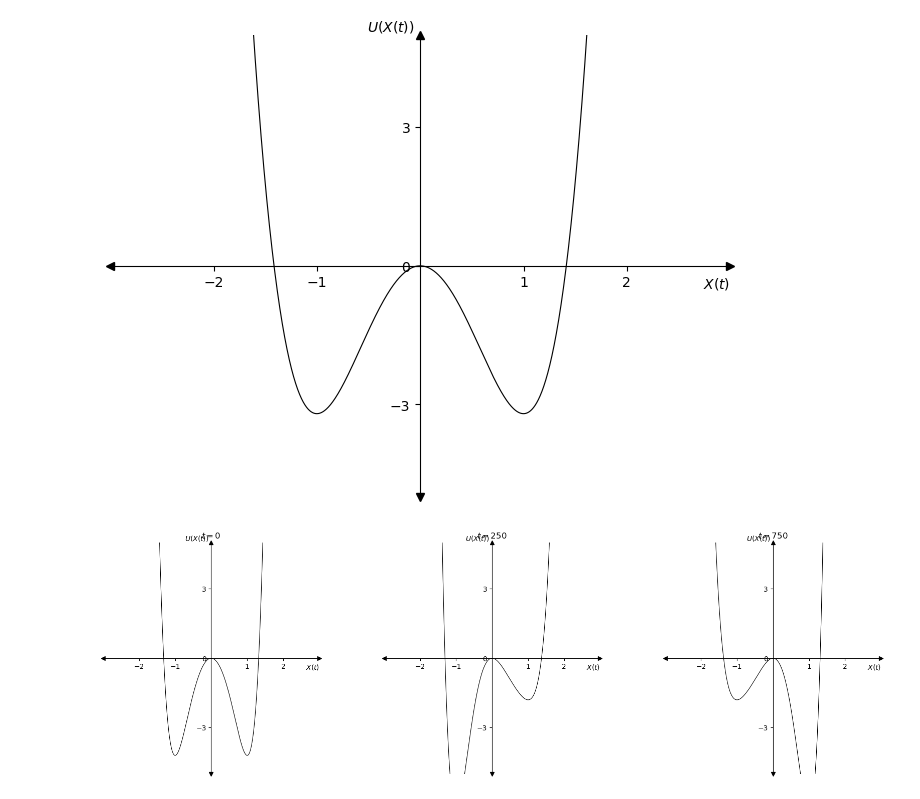
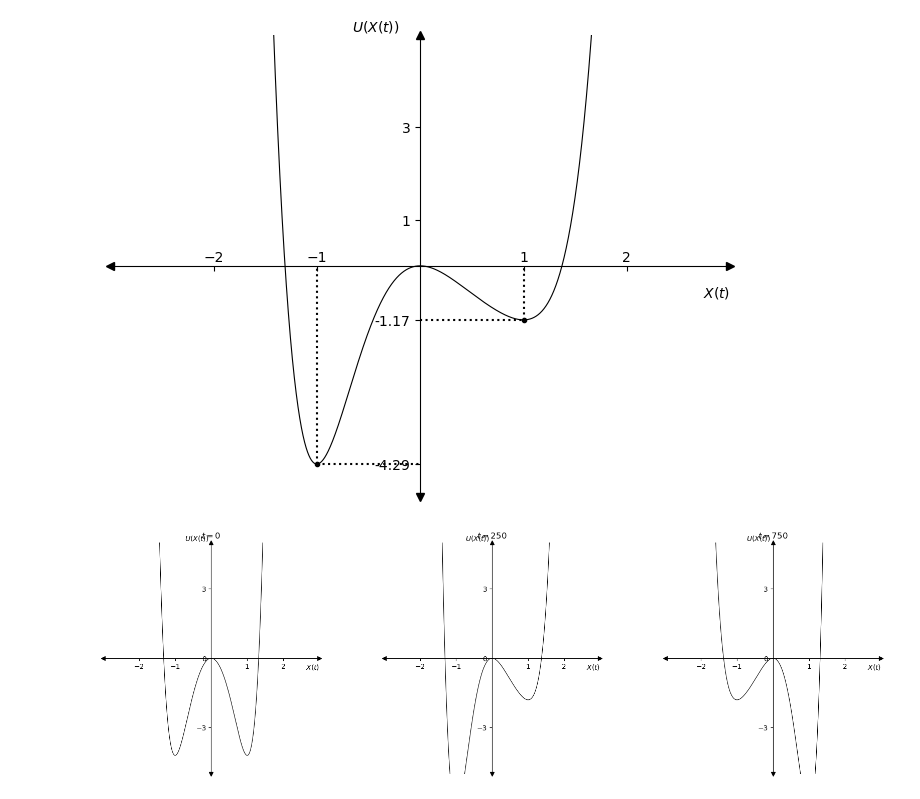
Before and after one commit to abhirao-03/stochastic-resonance, a Jupyter notebook: visualisations.ipynb, the cells around one changed output. Drawn from its saved outputs; the diff is of its cells as text; code cells hidden in the pictures.

```diff
--- a/visualisations.ipynb
+++ b/visualisations.ipynb
@@ -5,40 +5,59 @@ import matplotlib.pyplot as plt
 # %%
 num_steps = 10000
 
-def int_pot(x, a_6=1, a_2=-3.2, t=0, period=1000):
+def int_pot(x, a_6=1, a_2=-3.2, t=0, period=100):
     beta = 3
     a_3 = beta * np.sin(2*np.pi * t/period)
 
     a_5 = (-3/5)*a_3
     a_4 = (-3*a_6 - a_2)/2
-    all_scale = 2
+    all_scale = 1.3
 
     return all_scale * (a_6 * x**6 + a_5 * x**5 + a_4 * x**4 + a_3 * x**3 + a_2 * x**2)
 
 
 x = np.linspace(-2, 2, num_steps)
 
 fig = plt.figure(figsize=(8, 6))
 ax = fig.add_subplot(1, 1, 1)
-ax.plot(x, int_pot(x, t=0), 'k-', linewidth=0.8)
-plt.title(r'$t=0$')
+ax.plot(x, int_pot(x, t=25), 'k-', linewidth=0.8)
 plt.ylim((-5, 5))
 plt.xlim((-3, 3))
+ax.tick_params(axis='x', which='major', pad=-15)
+
 plt.xticks([-2, -1, 1, 2])
-plt.yticks([-3, 0, 3], )
-plt.xlabel(r'$X(t)$', loc='right', labelpad=-10)
+plt.yticks([-4.29, -1.17, 1, 3])
+
+
+# Create the tick label objects with different alignments
+labels = [
+    plt.Text(0, 0, '-4.29', horizontalalignment='right'),  # This label will be on the right
+    plt.Text(0, 0, '-1.17', horizontalalignment='right'), # Rest stay on the left
+    plt.Text(0, 0, '1', horizontalalignment='right'),
+    plt.Text(0, 0, '3', horizontalalignment='right')
+]
+
+# Set the tick labels with their specified alignments
+ax.set_yticklabels(labels)
+
+plt.xlabel(r'$X(t)$', loc='right', labelpad=10)
 plt.ylabel(r'$U(X(t))$', loc='top', rotation=0, labelpad=-18)
+ax.scatter([-1, 1], [-4.29, -1.17], marker='.', color='black')
+ax.vlines([1], ymin=-1.17, ymax=0, linestyles='dotted', colors='black')
+ax.vlines([-1], ymin=-4.29, ymax=0, linestyles='dotted', colors='black')
+ax.hlines([-4.29], xmax=0, xmin=-1, linestyles='dotted', colors='black')
+ax.hlines([-1.17], xmax=1, xmin=0, linestyles='dotted', colors='black')
 ax.spines['left'].set_position('center')
 ax.spines['bottom'].set_position('zero')
 ax.spines['right'].set_visible(False)
 ax.spines['top'].set_visible(False)
 ax.plot((0), (1), '^k', transform=ax.get_xaxis_transform(), clip_on=False)  # Y-axis arrow
 ax.plot((0), (0), 'vk', transform=ax.get_xaxis_transform(), clip_on=False)  # Y-axis arrow
 ax.plot((1), (0), '>k', transform=ax.get_yaxis_transform(), clip_on=False)  # X-axis arrow
 ax.plot((-0), (0), '<k', transform=ax.get_yaxis_transform(), clip_on=False)  # X-axis arrow
-plt.savefig('results/time_dep_0.svg', transparent=True)
+plt.savefig('results/jump_const_neg_potential.svg', transparent=True)
 # %% [output]
-[figure, old version]
+[figure, new version]
 # %%
 import numpy as np
 import matplotlib.pyplot as plt
```
Also changed, not shown: 7 other files.
